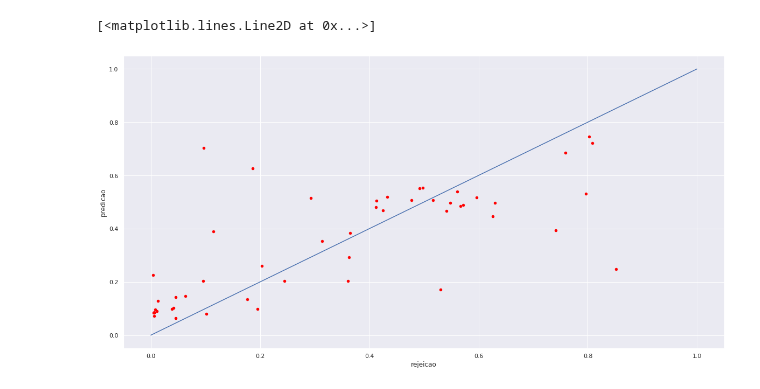
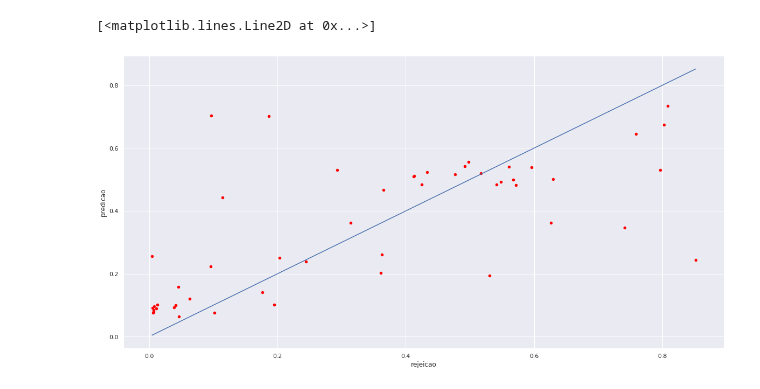
Before and after one commit to kenzosakiyama/BBBert20, a Jupyter notebook: model_analysis/regression_evaluation.ipynb, the cells around one changed output. Cells and saved outputs as stored; diff of their text form; code cells hidden in the pictures.

```diff
--- a/model_analysis/regression_evaluation.ipynb
+++ b/model_analysis/regression_evaluation.ipynb
@@ -46,9 +46,12 @@ data_df[["paredao", "nome", "rejeicao", "predicao", "erro_absoluto"]].sort_value
-# %%
-data_df.plot.scatter(x="rejeicao", y="predicao", c="red")
-plt.plot([0,1],[0,1])
-# %% [output]
-[<matplotlib.lines.Line2D at 0x...>]
-[figure, removed]
+# %%
+data_df.plot.scatter(x="rejeicao", y="predicao", c="red")
+x_min, x_max = data_df["rejeicao"].min(), data_df["rejeicao"].max()
+y_min, y_max = data_df["predicao"].min(), data_df["predicao"].max()
+range = [min(x_min, y_min), max(x_max, y_max)]
+plt.plot(range, range)
+# %% [output]
+[<matplotlib.lines.Line2D at 0x...>]
+[figure, added]
 # %%
 y_real = data_df["rejeicao"].values
 pred = data_df["predicao"].values
```
Also changed, not shown: parts of 2 cells of this notebook, 2 other files.
